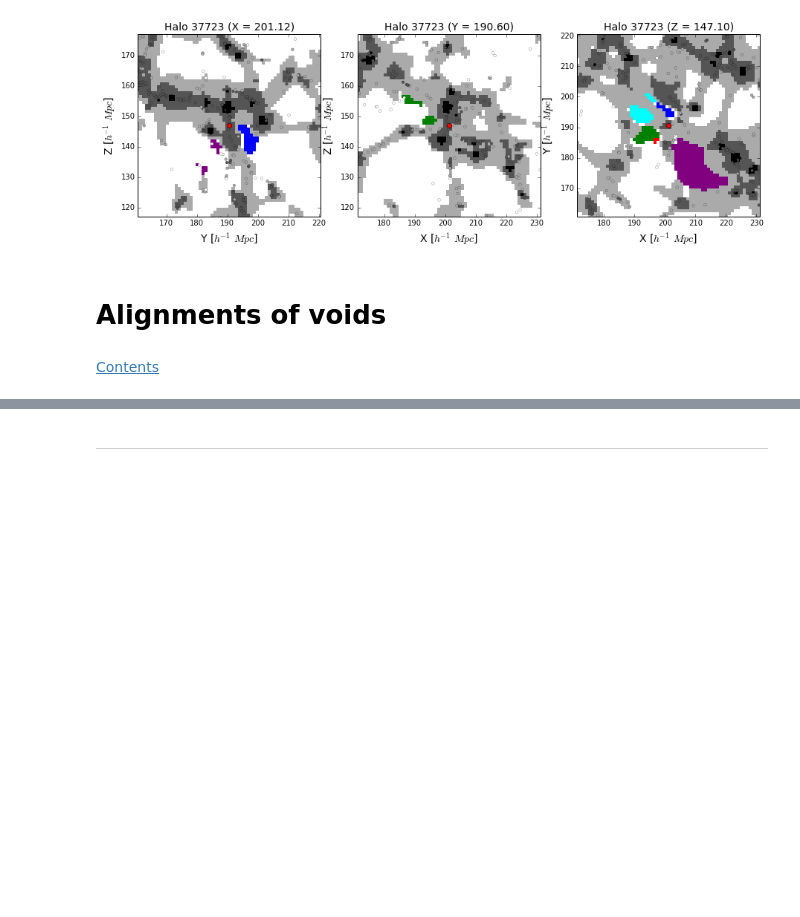
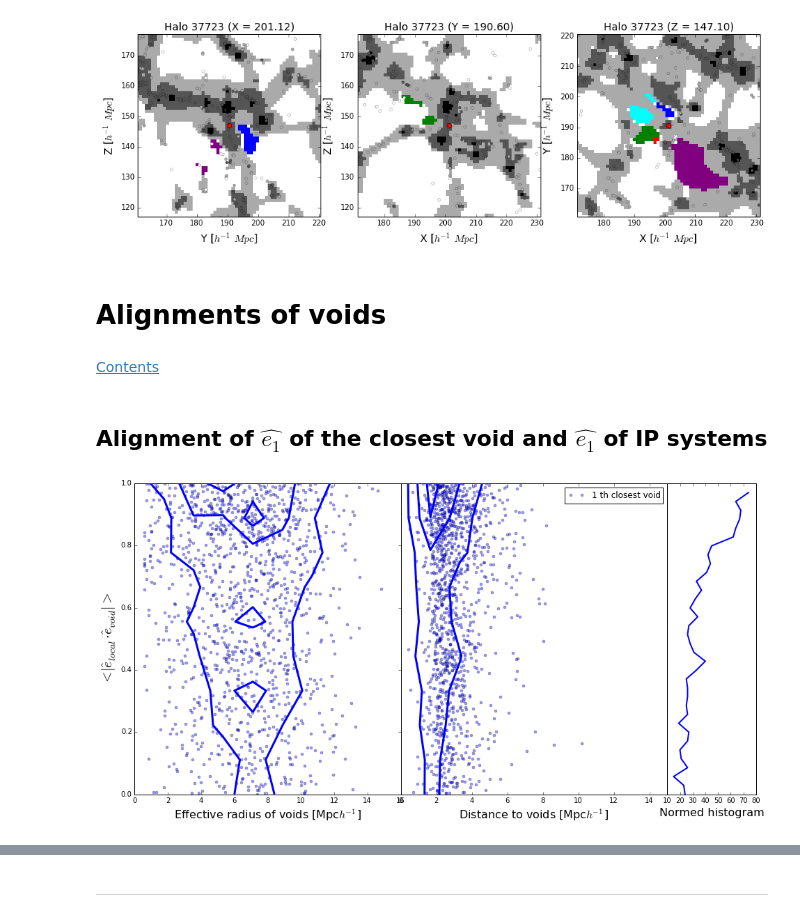
Before and after one commit to sbustamante/LGVoids, a Jupyter notebook: codes/notebook.ipynb, the cells around one changed output, grey strips where cells are left out. Cells and saved outputs as stored; diff of their text form; code cells hidden in the pictures; blank space fills up the shorter version.

```diff
--- a/codes/notebook.ipynb
+++ b/codes/notebook.ipynb
@@ -935,3 +946,9 @@ def alignment( proper, eigvec = 1, types="ip", Nneigh=1, order = "closest", cont
     ax2.set_ylim( (0,1) )
     ax2.set_xlabel( "Normed histogram", fontsize=16 )
     ax2.axes.get_yaxis().set_visible(False)
+# %% [markdown]
+## Alignment of $\hat{e_1}$ of the closest void and $\hat{e_1}$ of IP systems
+# %%
+alignment( ip_eigvec1, 1, "ip", Nneigh=1, order="closest", contourn=3 )
+# %% [output]
+[figure, added]
```
Also changed, not shown: parts of 20 cells of this notebook.
